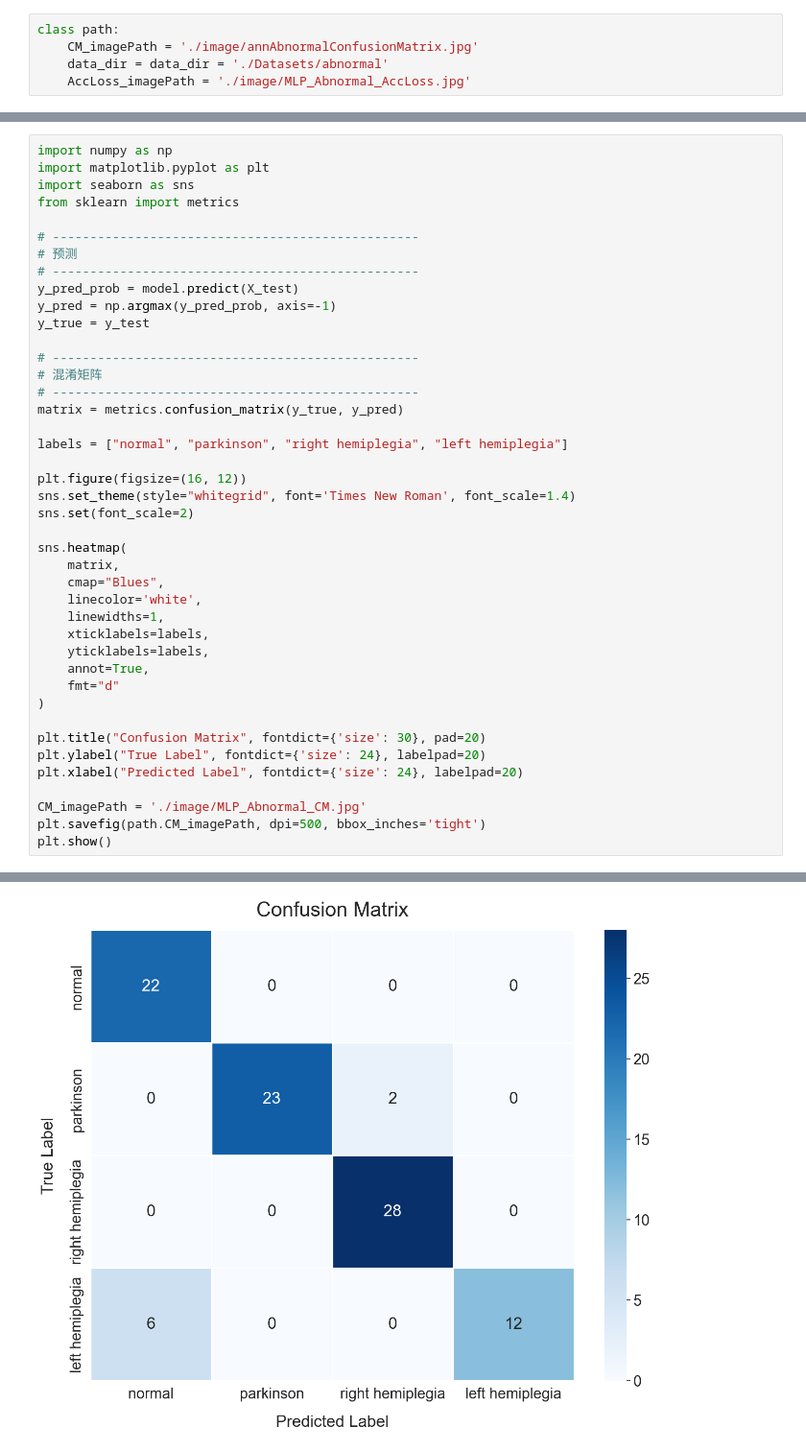
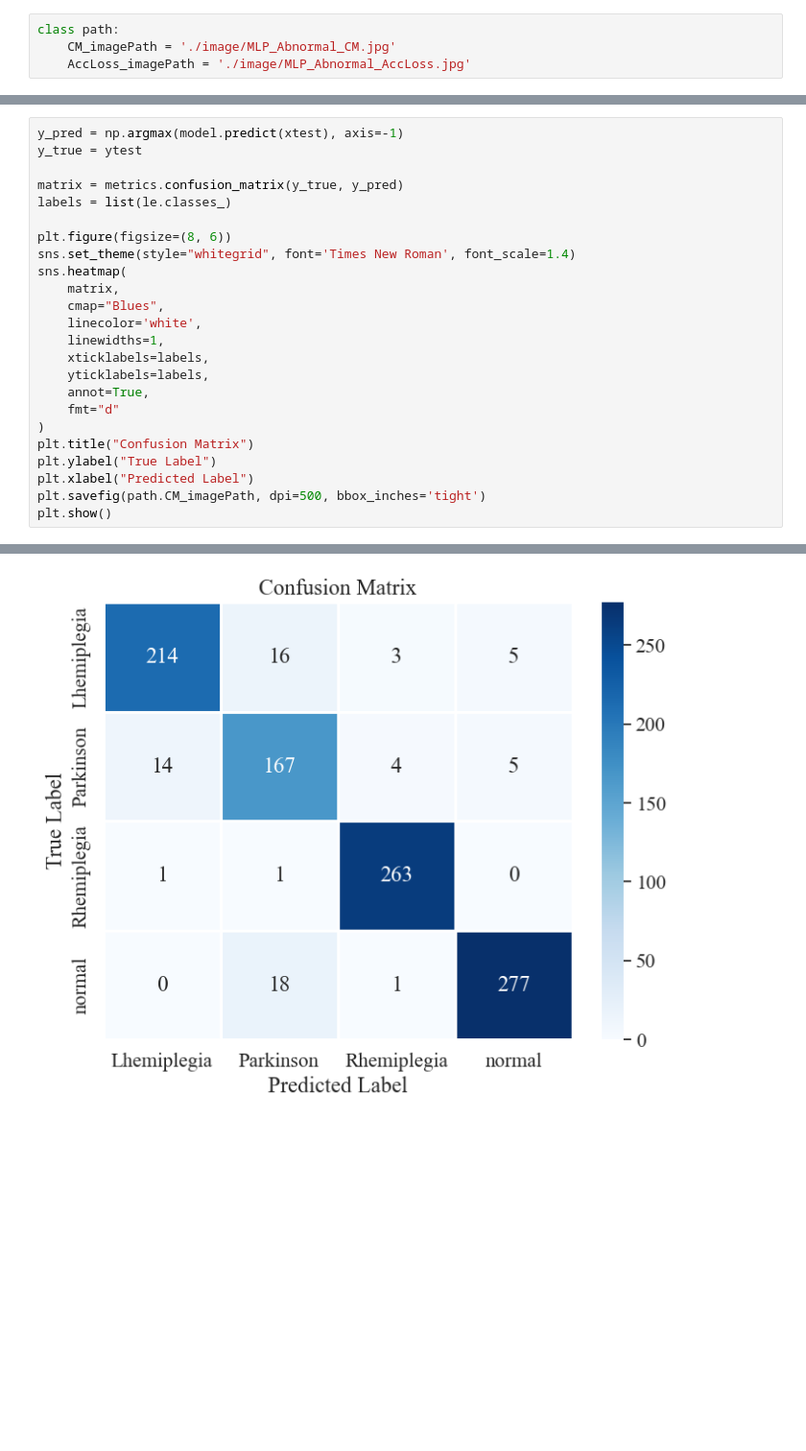
Before and after one commit to KunhaoXiu/Gait-recognition-based-on-TENG-pressure-sensor, a Jupyter notebook: MLP_abnormal.ipynb, the cells around one changed output, grey strips where cells are left out. Shown at 96% size. Cells and saved outputs as stored; diff of their text form; blank space fills up the shorter version.

```diff
--- a/MLP_abnormal.ipynb
+++ b/MLP_abnormal.ipynb
@@ -1,6 +1,5 @@
 # %%
 class path:
-    CM_imagePath = './image/annAbnormalConfusionMatrix.jpg'
-    data_dir = data_dir = './Datasets/abnormal'
+    CM_imagePath = './image/MLP_Abnormal_CM.jpg'
     AccLoss_imagePath = './image/MLP_Abnormal_AccLoss.jpg'
 # %%
@@ -224,27 +95,12 @@ plot_training_curves(history)
 # %%
-import numpy as np
-import matplotlib.pyplot as plt
-import seaborn as sns
-from sklearn import metrics
+y_pred = np.argmax(model.predict(xtest), axis=-1)
+y_true = ytest
 
-# -------------------------------------------------
-# 预测
-# -------------------------------------------------
-y_pred_prob = model.predict(X_test)
-y_pred = np.argmax(y_pred_prob, axis=-1)
-y_true = y_test
+matrix = metrics.confusion_matrix(y_true, y_pred)
+labels = list(le.classes_)
 
-# -------------------------------------------------
-# 混淆矩阵
-# -------------------------------------------------
-matrix = metrics.confusion_matrix(y_true, y_pred)
-
-labels = ["normal", "parkinson", "right hemiplegia", "left hemiplegia"]
-
-plt.figure(figsize=(16, 12))
+plt.figure(figsize=(8, 6))
 sns.set_theme(style="whitegrid", font='Times New Roman', font_scale=1.4)
-sns.set(font_scale=2)
-
 sns.heatmap(
     matrix,
     cmap="Blues",
@@ -255,12 +111,9 @@ sns.heatmap(
     annot=True,
     fmt="d"
 )
-
-plt.title("Confusion Matrix", fontdict={'size': 30}, pad=20)
-plt.ylabel("True Label", fontdict={'size': 24}, labelpad=20)
-plt.xlabel("Predicted Label", fontdict={'size': 24}, labelpad=20)
-
-CM_imagePath = './image/MLP_Abnormal_CM.jpg'
+plt.title("Confusion Matrix")
+plt.ylabel("True Label")
+plt.xlabel("Predicted Label")
 plt.savefig(path.CM_imagePath, dpi=500, bbox_inches='tight')
 plt.show()
 # %% [output]
@@ -268 +121 @@ plt.show()
-[figure, old version]
+[figure, new version]
```
Also changed, not shown: parts of 4 cells of this notebook, 1 other file.
